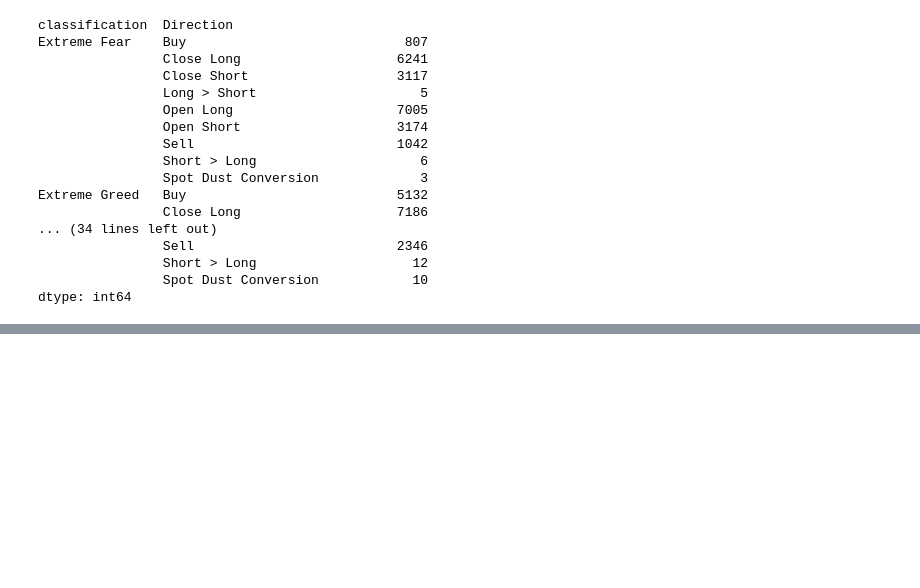
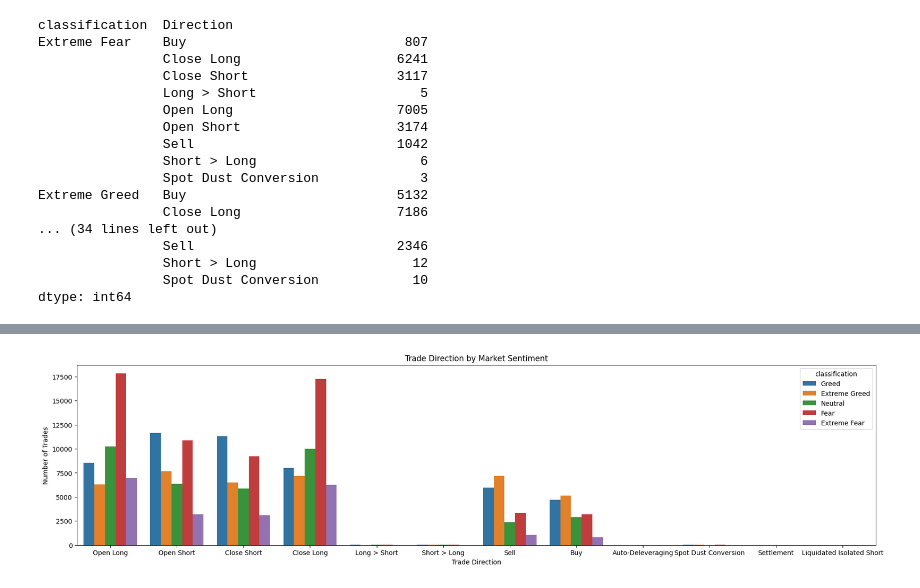
Before and after one commit to DishaGhosh01/Trader_Sentiment_Analysis, a Jupyter notebook: notebooks/analysis.ipynb, the cells around one changed output, grey strips where cells are left out. Saved outputs shown, nothing was run; the diff lists cells and outputs as text; code cells hidden in the pictures; blank space fills up the shorter version.

```diff
--- a/notebooks/analysis.ipynb
+++ b/notebooks/analysis.ipynb
@@ -171,0 +278,16 @@ dtype: int64
+# %%
+plt.figure(figsize=(22,5))
+
+sns.countplot(
+    x='Direction',
+    hue='classification',
+    data=merged
+)
+
+plt.title("Trade Direction by Market Sentiment")
+plt.xlabel("Trade Direction")
+plt.ylabel("Number of Trades")
+
+plt.show()
+# %% [output]
+[figure, added]
```
Also changed, not shown: parts of 14 cells of this notebook.
